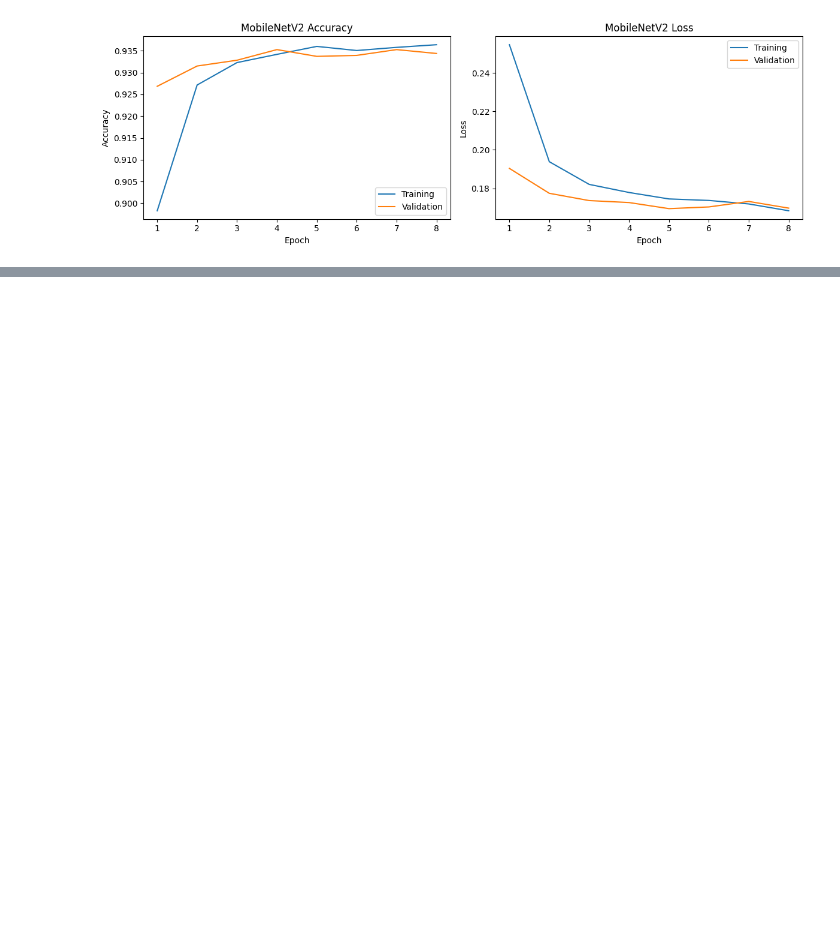
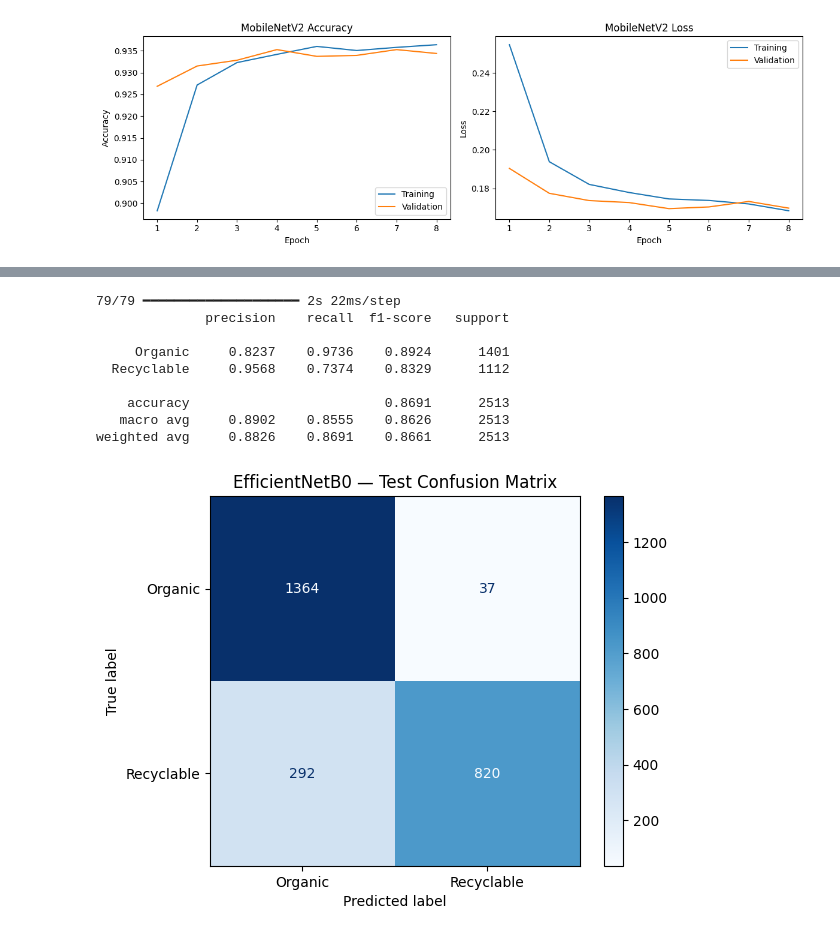
Before and after one commit to Alan09G/DS2-Group-Project, a Jupyter notebook: DS2_Group27_Project.ipynb, the cells around one changed output, grey strips where cells are left out. Cells and saved outputs as stored; diff of their text form; code cells hidden in the pictures; blank space fills up the shorter version.

```diff
--- a/DS2_Group27_Project.ipynb
+++ b/DS2_Group27_Project.ipynb
@@ -541,0 +606,13 @@ plt.show()
+# %%
+efficient_early_stop = tf.keras.callbacks.EarlyStopping(
+    monitor="val_loss",
+    patience=3,
+    restore_best_weights=True
+)
+
+efficient_history = efficient_model.fit(
+    train_ds,
+    validation_data=val_ds,
+    epochs=10,
+    callbacks=[efficient_early_stop]
+)
@@ -541,0 +647,39 @@ plt.show()
+# %%
+from sklearn.metrics import classification_report, ConfusionMatrixDisplay
+
+efficient_probabilities = efficient_model.predict(test_ds).ravel()
+efficient_predictions = (efficient_probabilities >= 0.5).astype(int)
+
+y_true = np.concatenate([
+    labels.numpy().ravel() for images, labels in test_ds
+]).astype(int)
+
+print(classification_report(
+    y_true,
+    efficient_predictions,
+    labels=[0, 1],
+    target_names=["Organic", "Recyclable"],
+    digits=4,
+    zero_division=0
+))
+
+ConfusionMatrixDisplay.from_predictions(
+    y_true,
+    efficient_predictions,
+    labels=[0, 1],
+    display_labels=["Organic", "Recyclable"],
+    cmap="Blues"
+)
+plt.title("EfficientNetB0 — Test Confusion Matrix")
+plt.show()
+# %% [output]
+79/79 ━━━━━━━━━━━━━━━━━━━━ 2s 22ms/step
+              precision    recall  f1-score   support
+
+     Organic     0.8237    0.9736    0.8924      1401
+  Recyclable     0.9568    0.7374    0.8329      1112
+
+    accuracy                         0.8691      2513
+   macro avg     0.8902    0.8555    0.8626      2513
+weighted avg     0.8826    0.8691    0.8661      2513
+[figure, added]
```
Also changed, not shown: parts of 16 cells of this notebook.
